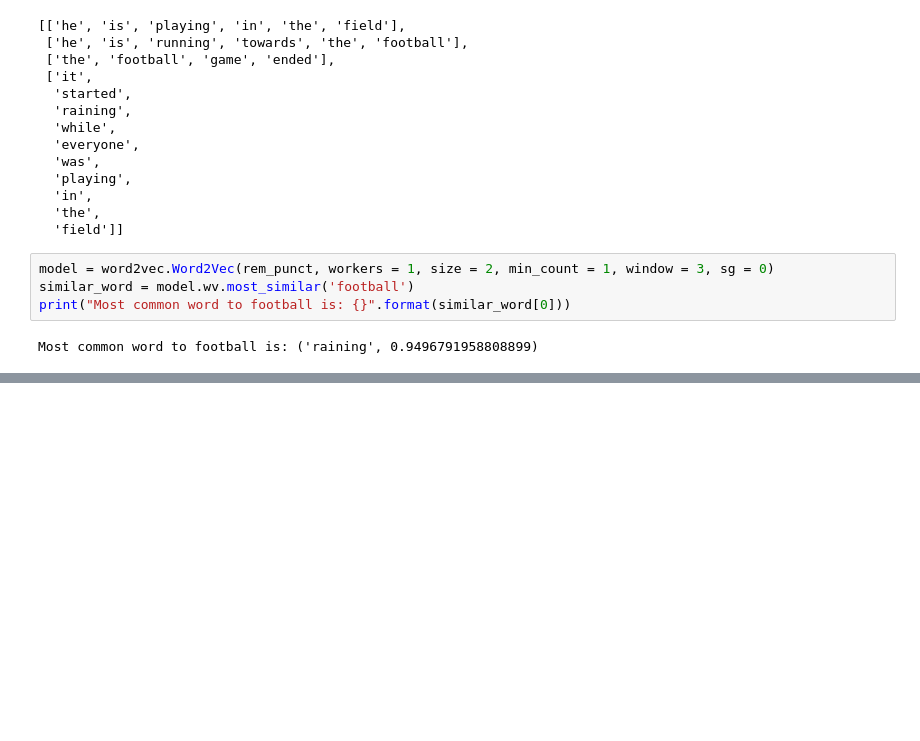
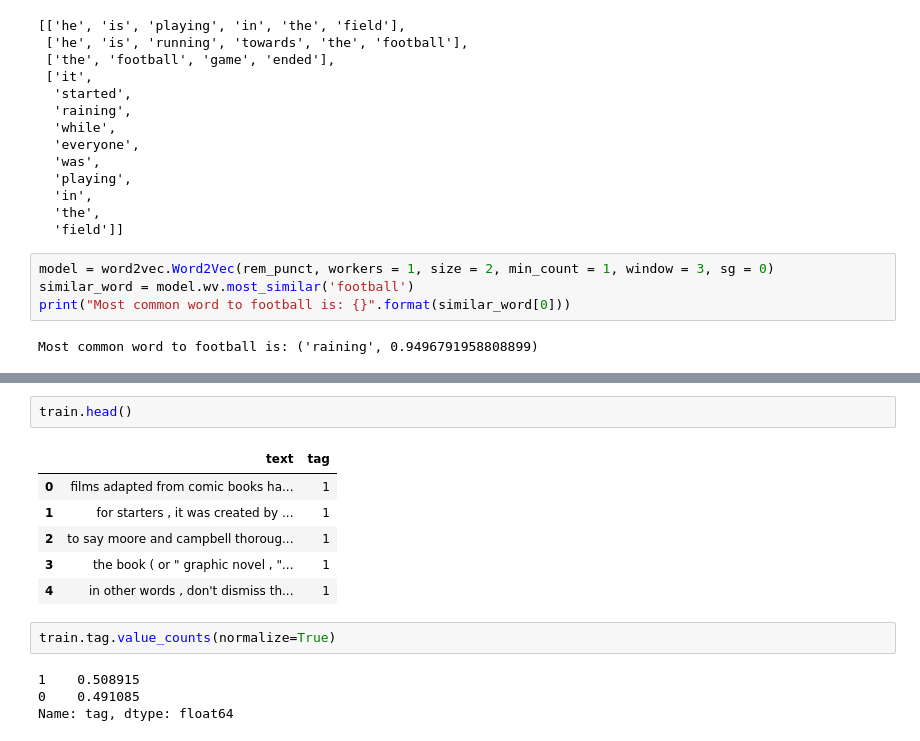
Before and after one commit to nunzioGatti/word_embeddings, a Jupyter notebook: Different techniques to represent words as vectors (Word Embeddings).ipynb, the cells around one changed output, grey strips where cells are left out. Cells and saved outputs as stored; diff of their text form; blank space fills up the shorter version.

```diff
--- a/Different techniques to represent words as vectors (Word Embeddings).ipynb
+++ b/Different techniques to represent words as vectors (Word Embeddings).ipynb
@@ -150,0 +218,15 @@ model.wv.vocab
+# %%
+train.head()
+# %% [output]
+|  | text | tag |
+| 0 | films adapted from comic books ha... | 1 |
+| 1 | for starters , it was created by ... | 1 |
+| 2 | to say moore and campbell thoroug... | 1 |
+| 3 | the book ( or " graphic novel , "... | 1 |
+| 4 | in other words , don't dismiss th... | 1 |
+# %%
+train.tag.value_counts(normalize=True)
+# %% [output]
+1    0.508915
+0    0.491085
+Name: tag, dtype: float64
```
Also changed, not shown: parts of 26 cells of this notebook, 5 other files.
